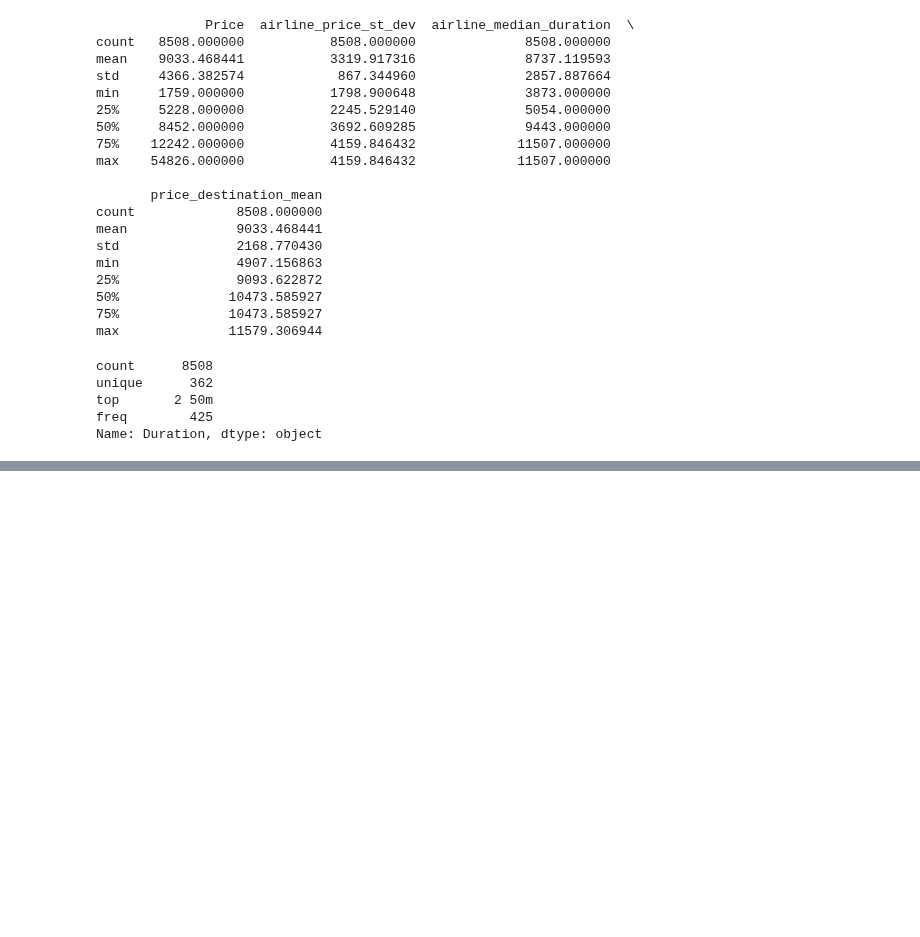
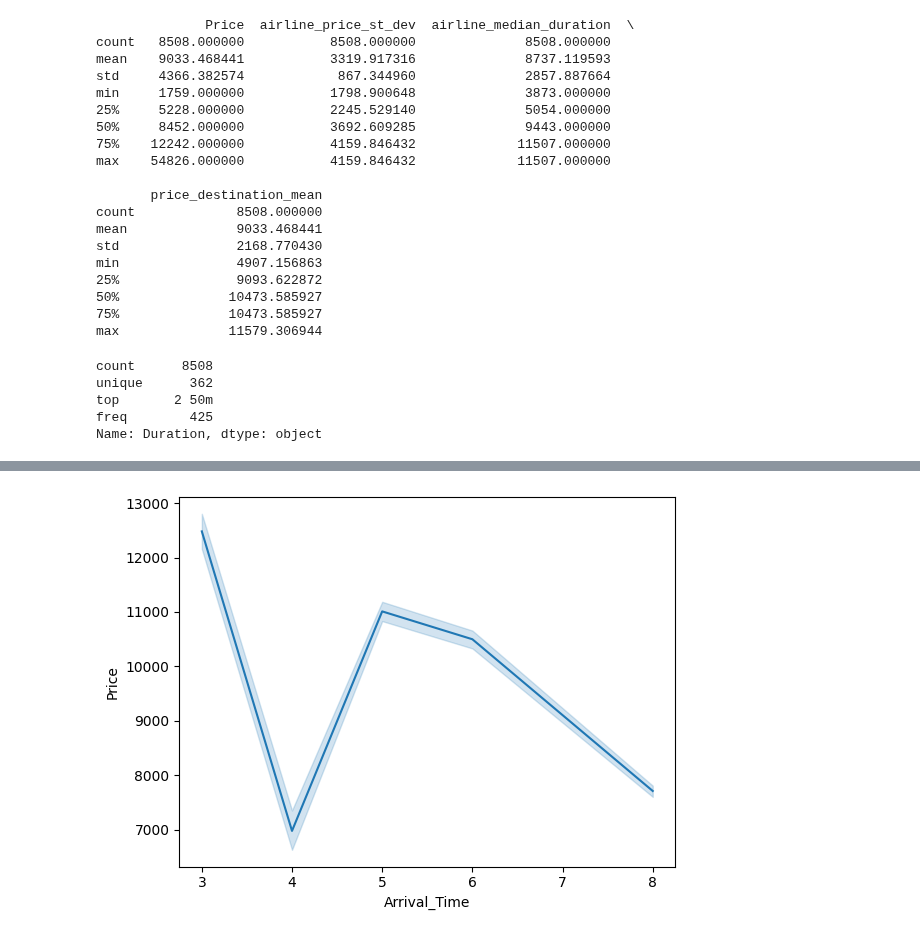
Before and after one commit to shreyasstha/data, a Jupyter notebook: EDA.ipynb, the cells around one changed output, grey strips where cells are left out. Saved outputs shown, nothing was run; the diff lists cells and outputs as text; code cells hidden in the pictures; blank space fills up the shorter version.

Commit message:
date and time dtypes

```diff
--- a/EDA.ipynb
+++ b/EDA.ipynb
@@ -729,0 +762,4 @@ Name: Duration, dtype: object
+# %%
+#set arival time to date
+plane = pd.read_csv("planes.csv" , parse_dates=["Arrival_Time"])
+plane.dtypes
@@ -729,0 +780,3 @@ Name: Duration, dtype: object
+# %%
+plane["Arrival_Time"] = pd.to_datetime(plane["Arrival_Time"])
+plane.dtypes
@@ -729,0 +797,3 @@ Name: Duration, dtype: object
+# %%
+#creating datetime data
+plane["Arrival_Time"] = pd.to_datetime(plane["month", "day", "year"])
@@ -729,0 +807,4 @@ Name: Duration, dtype: object
+# %%
+#full date to month,day
+plane["Arrival_Time"] = (plane["Arrival_Time"]).dt.month
+plane.head()
@@ -729,0 +818,5 @@ Name: Duration, dtype: object
+# %%
+sns.lineplot(data=plane, x="Arrival_Time", y="Price")
+plt.show()
+# %% [output]
+[figure, added]
```
Also changed, not shown: parts of 14 cells of this notebook.
